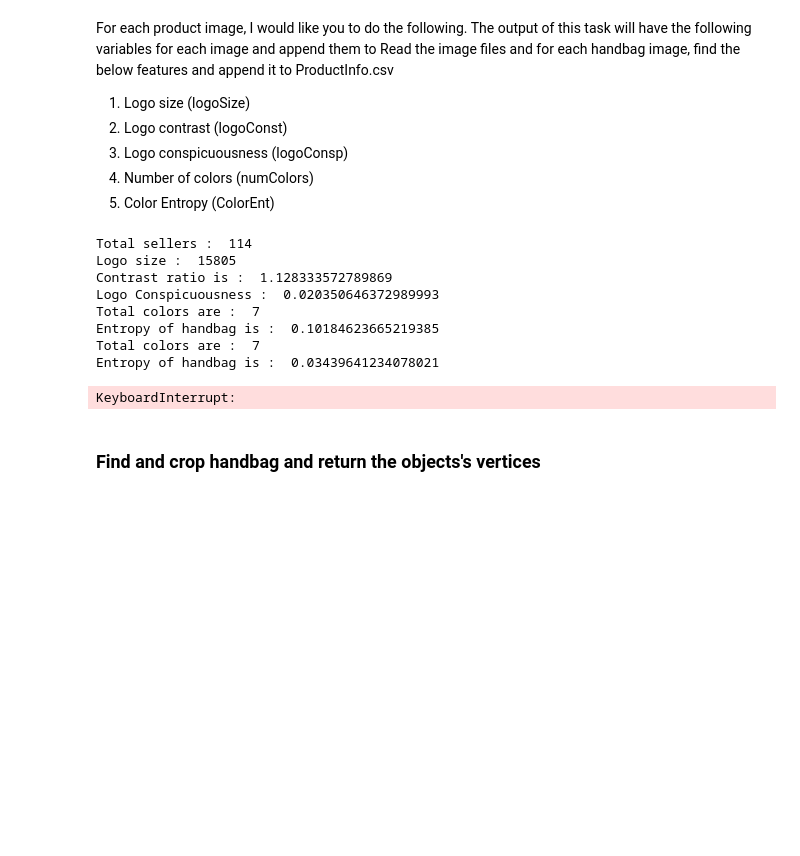
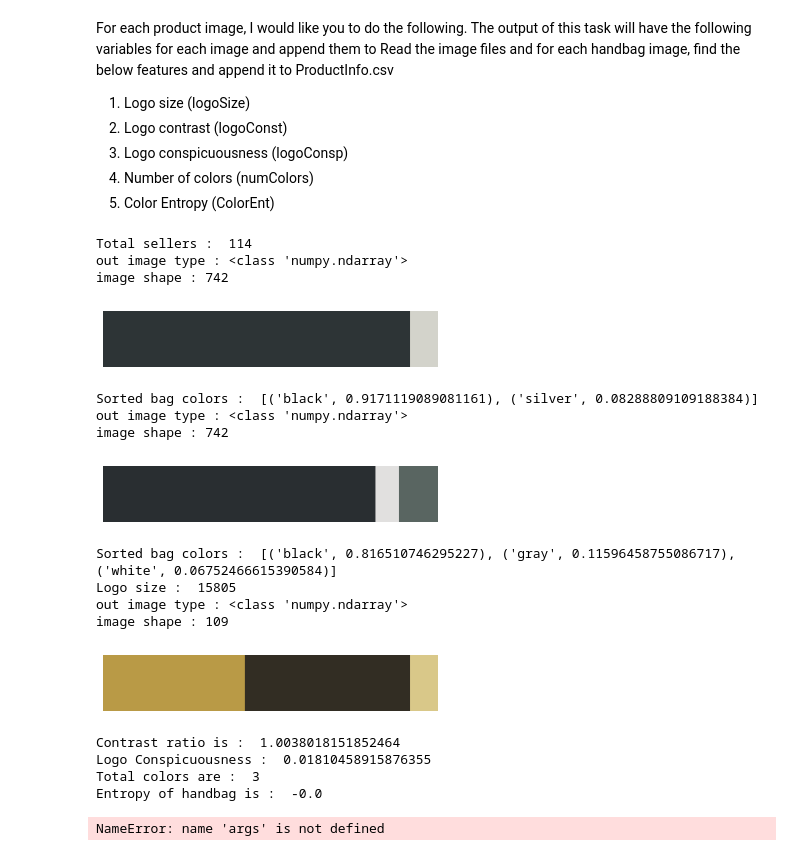
Before and after one commit to Arushi04/Image-Segmentation-and-Clustering, a Jupyter notebook: Finding_color_features_of_handbag.ipynb, the cells around one changed output. Drawn from its saved outputs; the diff is of its cells as text; code cells hidden in the pictures; blank space fills up the shorter version.

```diff
--- a/Finding_color_features_of_handbag.ipynb
+++ b/Finding_color_features_of_handbag.ipynb
@@ -342,7 +360,7 @@ def process_images(img_path):
     height, width = cropped_bag.size
     bag_size = height*width
     #print("Bag size : ", bag_size)
-    #Img.fromarray(np.array(cropped_bag)).show()
+    Img.fromarray(np.array(cropped_bag)).show()
 
     # Get the cropped logo
     cropped_img_path = 'cropped.jpg'
@@ -356,12 +374,15 @@ def process_images(img_path):
 
     # Segmentation of the image into superpixels, taking average of superpixels and then doing clustering
     num_segments = 600
-    cluster_size = 10
+    cluster_size = 4
 
-    #print("Processing for bag")
-    bar, bag_dominant_color, bag_ratio, bag_rgb, all_bag_colors = segment_and_cluster(num_segments, cropped_bag, cluster_size)
-    sorted_bag_colors = get_sorted_colors(all_bag_colors)
-    #print("Sorted bag colors : ", sorted_bag_colors)
+    res = []
+    for i in range(2, cluster_size):
+        #print("Processing for bag")
+        bar, bag_dominant_color, bag_ratio, bag_rgb, all_bag_colors = segment_and_cluster(num_segments, cropped_bag, i)
+        sorted_bag_colors = get_sorted_colors(all_bag_colors)
+        print("Sorted bag colors : ", sorted_bag_colors)
+        res.append([i, sorted_bag_colors])
 
 
     #print("Processing for logo")
@@ -376,7 +397,6 @@ def process_images(img_path):
         logo_size = height * width
         print("Logo size : ", logo_size)
 
-        # Segment and cluster logo colors
         bar, logo_dominant_color, logo_ratio, logo_rgb, all_logo_colors = segment_and_cluster(num_segments, cropped_logo, cluster_size)
         sorted_logo_colors = get_sorted_colors(all_logo_colors)
         #print("logo colors : ", sorted_logo_colors)
@@ -405,6 +425,7 @@ def process_images(img_path):
     total_sum = 0
 
     for color in sorted_bag_colors:
+
         if color[1] >= 0.05:
             total_sum += color[1]
 
@@ -412,65 +433,82 @@ def process_images(img_path):
     print("Entropy of handbag is : ", entropy)
 
 
-    return pd.Series((logo_size, round(contrast_ratio, 3), round(logo_conspicuousness, 3), total_colors, round(entropy, 3)))
+    return_output = (logo_size,
+                     round(contrast_ratio, 3),
+                     round(logo_conspicuousness, 3),
+                     total_colors, round(entropy, 3))
 
+    for i in range(2, args.bag_cluster_size + 1):
+        colors, ratios = list(zip(*color_result[i]))
+        ratios = [round(val, 2) for val in ratios]
+        return_output = return_output + (colors, ratios)
+
+    return pd.Series(return_output)
 
 
 def read_images(dir_path, client):
     count = 0
 
-    item_details = pd.DataFrame(columns = ['Seller', 'Item ID', 'category', 'brand', 'Image_path'])
+    item_details = pd.DataFrame(columns = ['Seller', 'Item ID', 'category', 'brand', 'color', 'Image_path'])
     dir_names = os.listdir(dir_path)
     print("Total sellers : ", len(dir_names))
     for seller in dir_names:
         if not seller.startswith('seller_'):
             continue
 
-        product_info = pd.read_csv(dir_path+seller+'/ProductInfo.csv', usecols=["Item ID", "category", "brand"])
+        product_info = pd.read_csv(dir_path+seller+'/ProductInfo.csv', usecols=["Item ID", "category", "brand", "color"])
         product_info['Seller'] = seller
 
 
         # Get the image names and add to the dataframe
         product_info['Image_path'] = ''
         img_fnames = os.listdir(dir_path + seller + '/Images')
         for idx in range(len(img_fnames)):
             img_path = dir_path + seller + '/Images/' + img_fnames[idx]
             img_id = int(img_fnames[idx].split('-')[0])
             img_fnames[idx] =  [img_path, img_id]
 
         img_ids, img_names = map(list, zip(*img_fnames))
         product_info['Image_path'] = product_info['Item ID'].replace(to_replace=img_names, value=img_ids)
 
         item_details = pd.concat([item_details, product_info], ignore_index=True)
-        #import ipdb; ipdb.set_trace()
+
 
     # Removing the rows that doesn't contain bags
     item_details = item_details[item_details['category'].str.match('Bags')]
 
+    #import ipdb; ipdb.set_trace()
 
     new_cols = ['Logo Size', 'Logo Contrast', 'Logo Conspicuousness', 'Number of colors', 'Color Entropy']
     for col in new_cols:
         item_details[col] = None
 
+
     item_details[new_cols] = item_details['Image_path'].apply(process_images)
 
-    return test
-    #return item_details
+    return item_details
 
 client = vision.ImageAnnotatorClient(credentials=creds)
 product_info = read_images('Group4/Sellers/', client) #seller_105548/Images')
 product_info
 # %% [output]
 Total sellers :  114
-Logo size :  15805
-Contrast ratio is :  1.128333572789869
-Logo Conspicuousness :  0.020350646372989993
-Total colors are :  7
-Entropy of handbag is :  0.10184623665219385
-Total colors are :  7
-Entropy of handbag is :  0.03439641234078021
+out image type : <class 'numpy.ndarray'>
+image shape : 742
+[figure, added]
-KeyboardInterrupt:
+Sorted bag colors :  [('black', 0.9171119089081161), ('silver', 0.08288809109188384)]
+out image type : <class 'numpy.ndarray'>
+image shape : 742
+[figure, added]
+Sorted bag colors :  [('black', 0.816510746295227), ('gray', 0.11596458755086717), ('white', 0.06752466615390584)]
+Logo size :  15805
+out image type : <class 'numpy.ndarray'>
+image shape : 109
+[figure, added]
+Contrast ratio is :  1.0038018151852464
+Logo Conspicuousness :  0.01810458915876355
+Total colors are :  3
+Entropy of handbag is :  -0.0
+NameError: name 'args' is not defined
 # %%
 product_info.to_csv("bag_details.csv")
-# %% [markdown]
-### Find and crop handbag and return the objects's vertices
```
Also changed, not shown: parts of 9 cells of this notebook, 3 other files.
